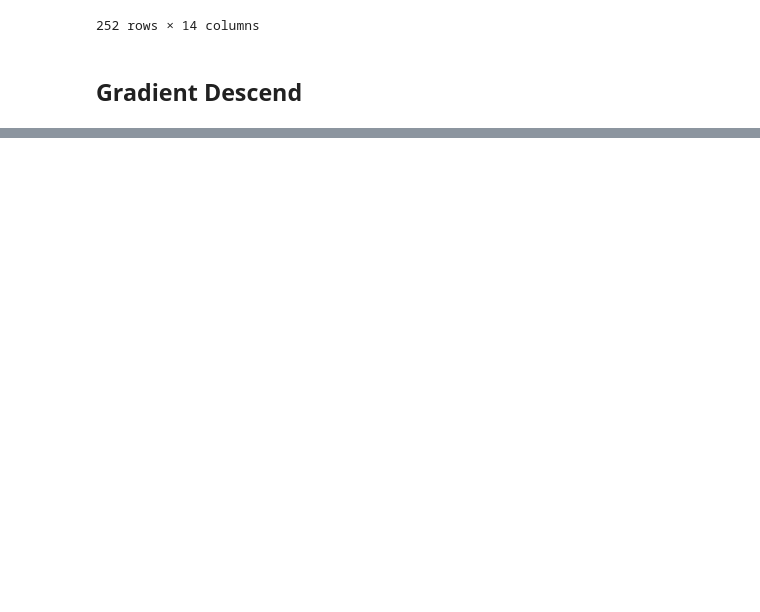
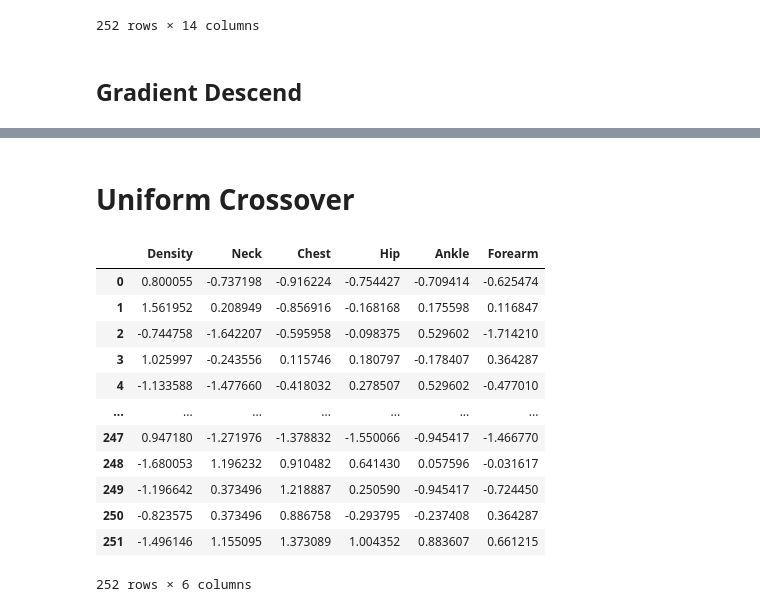
Before and after one commit to Hizejake/Optimization, a Jupyter notebook: Genetic Algorithms/body_fat_GA.ipynb, the cells around one changed output, grey strips where cells are left out. Drawn from its saved outputs; the diff is of its cells as text; code cells hidden in the pictures; blank space fills up the shorter version.

```diff
--- a/Genetic Algorithms/body_fat_GA.ipynb
+++ b/Genetic Algorithms/body_fat_GA.ipynb
@@ -145,0 +290,2 @@ array([19.14996689, -7.19902639,  0.24322083, -0.06041829,  0.02063024,
+# %% [markdown]
+# Uniform Crossover
@@ -145,0 +317,18 @@ array([19.14996689, -7.19902639,  0.24322083, -0.06041829,  0.02063024,
+# %%
+test_parent1 = fittest_parents(test_parents,5,y)[0]
+test_parent2 = fittest_parents(test_parents,5,y)[1]
+test_parent1
+# %% [output]
+|  | Density | Neck | Chest | Hip | Ankle | Forearm |
+| 0 | 0.800055 | -0.737198 | -0.916224 | -0.754427 | -0.709414 | -0.625474 |
+| 1 | 1.561952 | 0.208949 | -0.856916 | -0.168168 | 0.175598 | 0.116847 |
+| 2 | -0.744758 | -1.642207 | -0.595958 | -0.098375 | 0.529602 | -1.714210 |
+| 3 | 1.025997 | -0.243556 | 0.115746 | 0.180797 | -0.178407 | 0.364287 |
+| 4 | -1.133588 | -1.477660 | -0.418032 | 0.278507 | 0.529602 | -0.477010 |
+| ... | ... | ... | ... | ... | ... | ... |
+| 247 | 0.947180 | -1.271976 | -1.378832 | -1.550066 | -0.945417 | -1.466770 |
+| 248 | -1.680053 | 1.196232 | 0.910482 | 0.641430 | 0.057596 | -0.031617 |
+| 249 | -1.196642 | 0.373496 | 1.218887 | 0.250590 | -0.945417 | -0.724450 |
+| 250 | -0.823575 | 0.373496 | 0.886758 | -0.293795 | -0.237408 | 0.364287 |
+| 251 | -1.496146 | 1.155095 | 1.373089 | 1.004352 | 0.883607 | 0.661215 |
+252 rows × 6 columns
```
Also changed, not shown: parts of 37 cells of this notebook.
